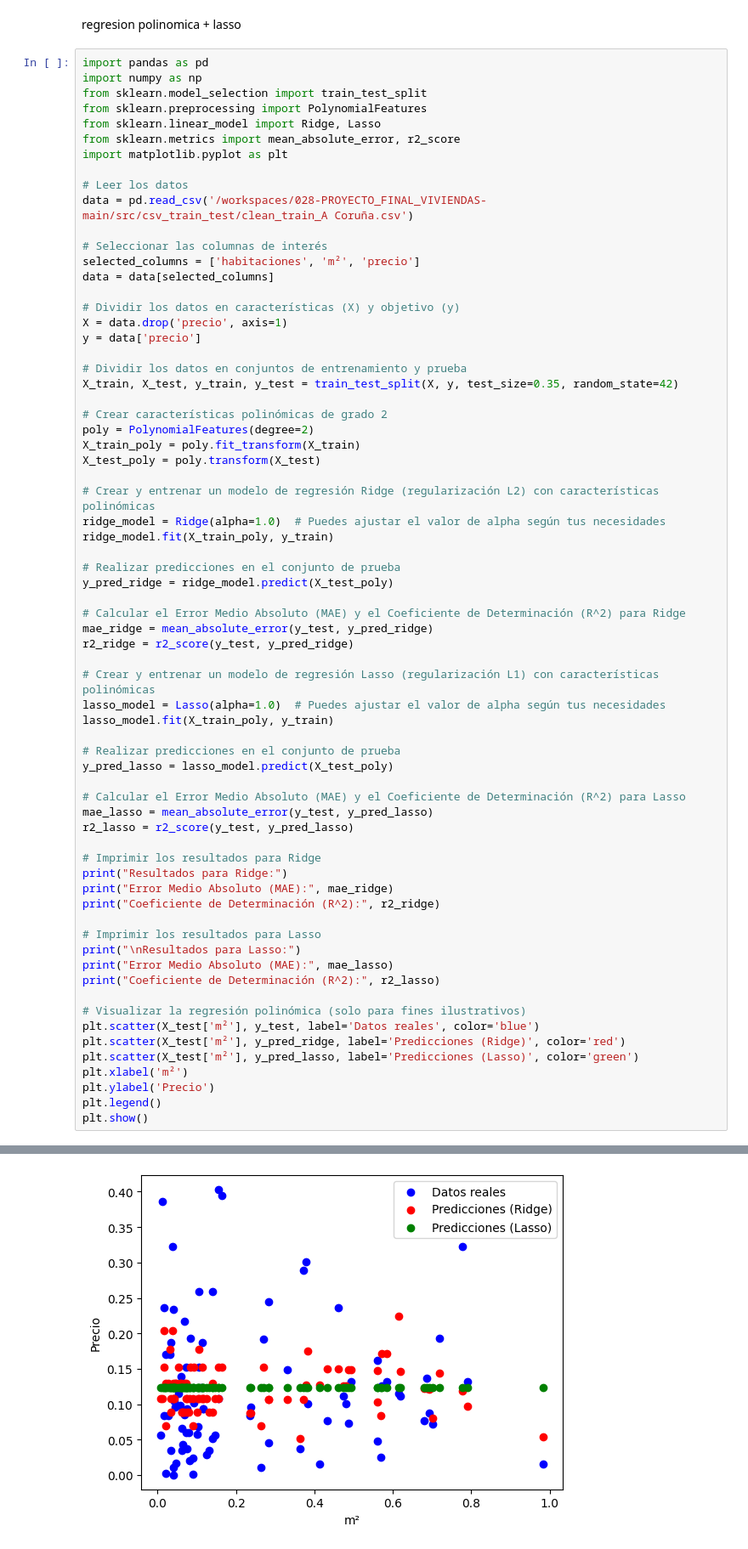
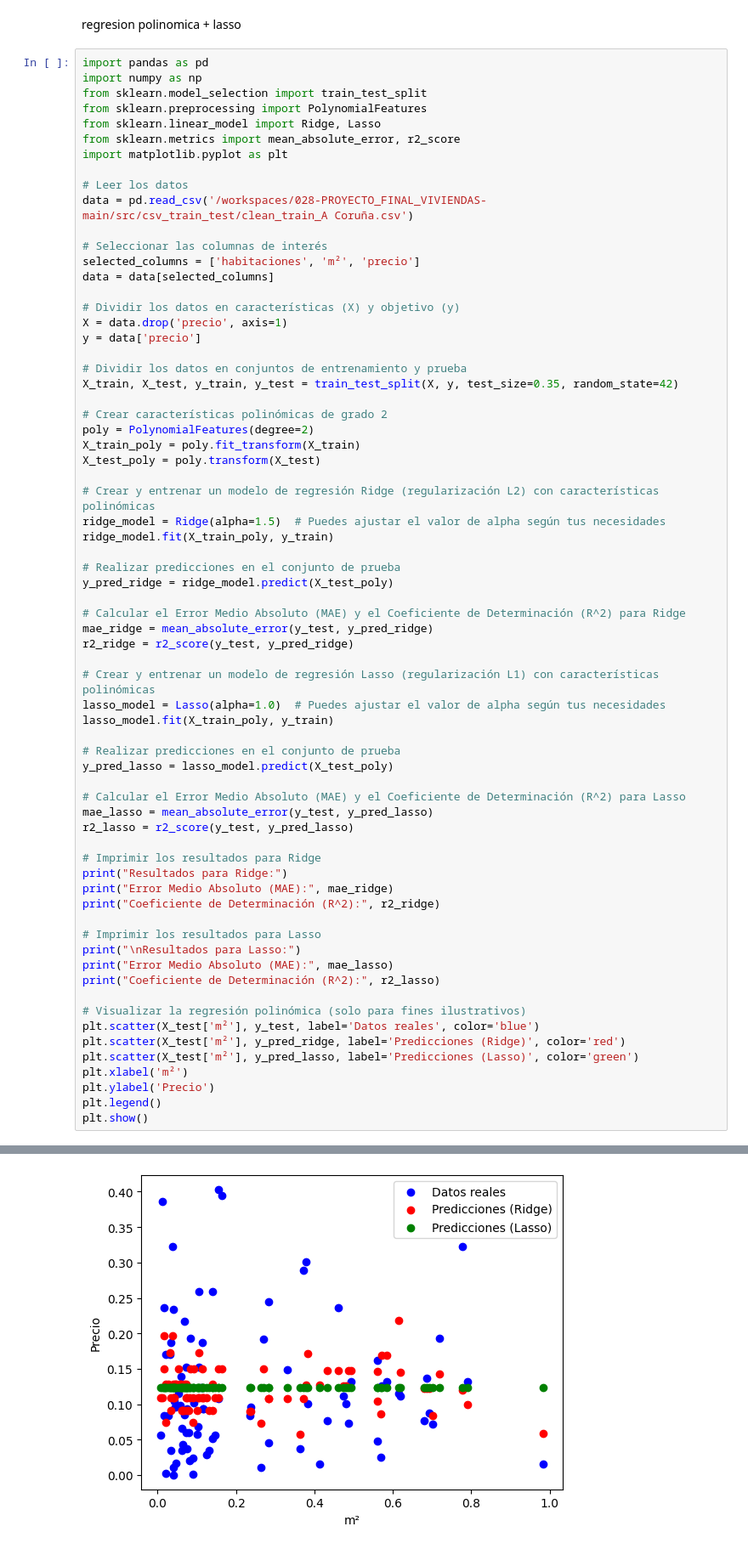
Before and after one commit to 4GeeksAcademy/028-PROYECTO_FINAL_VIVIENDAS-main-4geeks, a Jupyter notebook: src/prova.ipynb, the cells around one changed output, grey strips where cells are left out. Shown at 85% size. Cells and saved outputs as stored; diff of their text form.

```diff
--- a/src/prova.ipynb
+++ b/src/prova.ipynb
@@ -564,7 +564,7 @@ X_train_poly = poly.fit_transform(X_train)
 X_test_poly = poly.transform(X_test)
 
 # Crear y entrenar un modelo de regresión Ridge (regularización L2) con características polinómicas
-ridge_model = Ridge(alpha=1.0)  # Puedes ajustar el valor de alpha según tus necesidades
+ridge_model = Ridge(alpha=1.5)  # Puedes ajustar el valor de alpha según tus necesidades
 ridge_model.fit(X_train_poly, y_train)
 
 # Realizar predicciones en el conjunto de prueba
@@ -610,5 +610,5 @@ Coeficiente de Determinación (R^2): 0.18338920143544246
 
 Resultados para Lasso:
 Error Medio Absoluto (MAE): 0.07367355062967891
 Coeficiente de Determinación (R^2): -0.0009957340664421555
-[figure, old version]
+[figure, new version]
```
Also changed, not shown: parts of 9 cells of this notebook.
